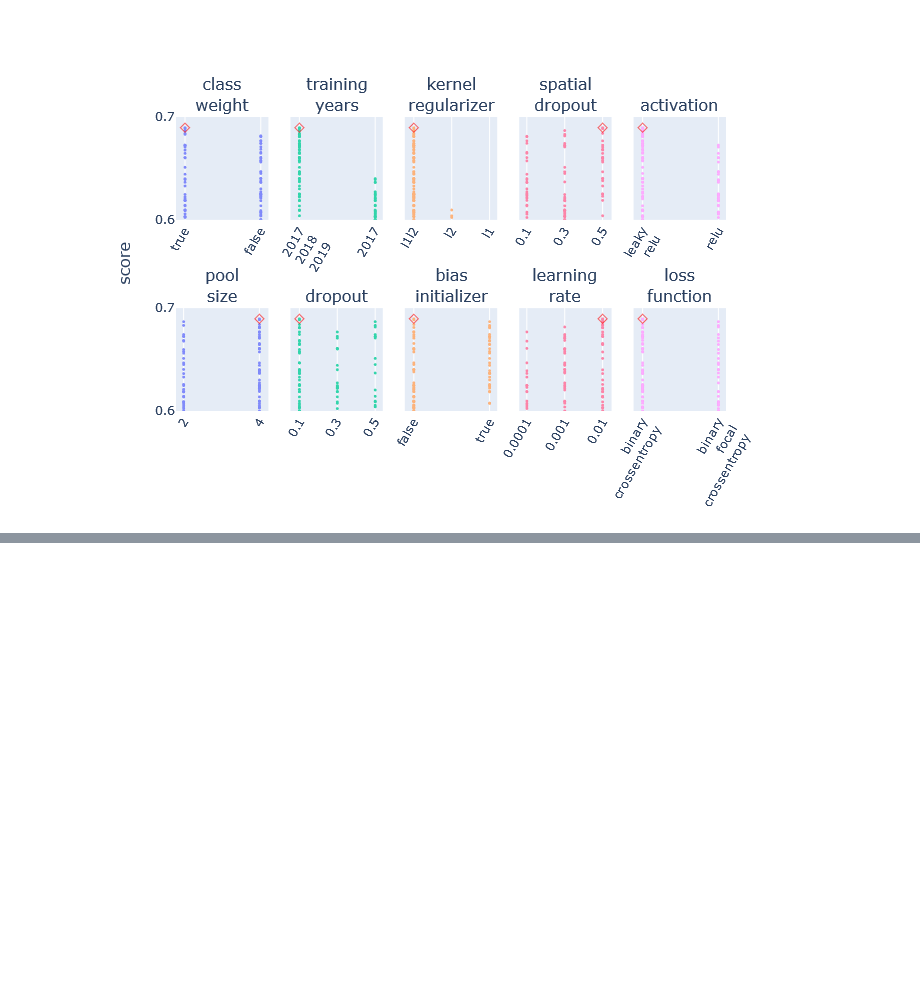
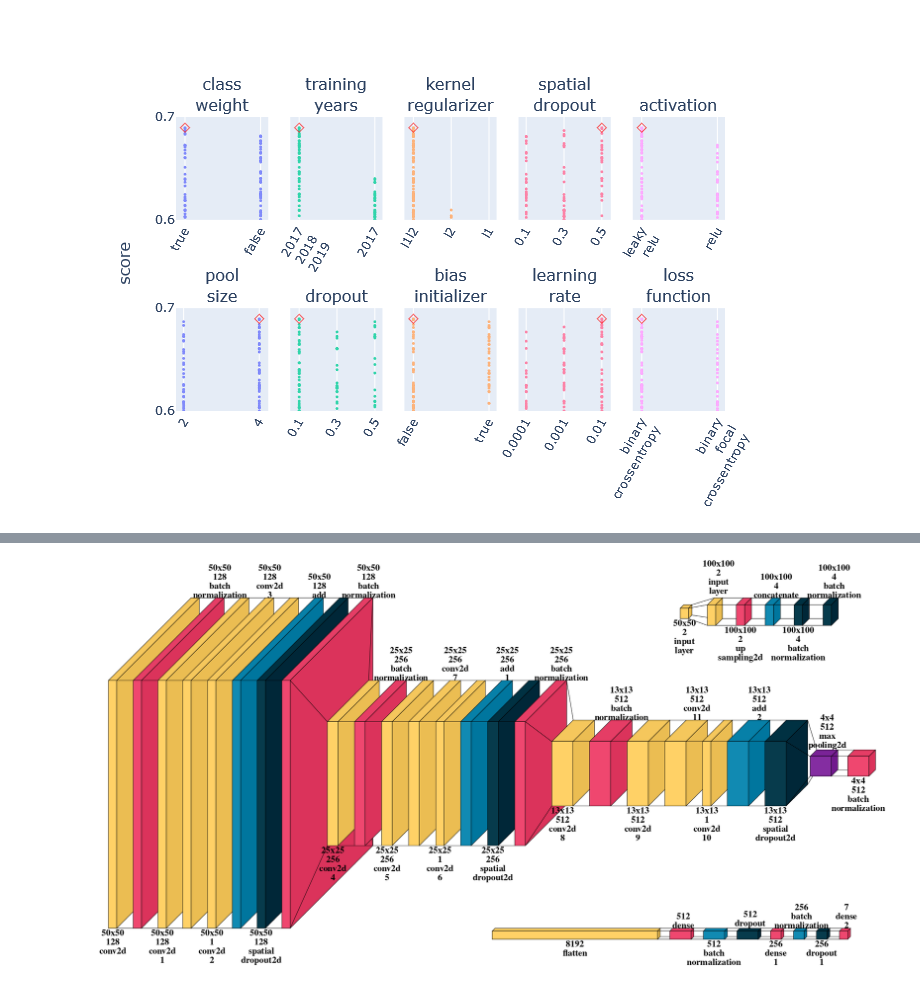
Before and after one commit to pj097/ClimateForestModeling, a Jupyter notebook: plot_tuner.ipynb, the cells around one changed output, grey strips where cells are left out. Drawn from its saved outputs; the diff is of its cells as text; code cells hidden in the pictures; blank space fills up the shorter version.

```diff
--- a/plot_tuner.ipynb
+++ b/plot_tuner.ipynb
@@ -33,13 +44,16 @@ for p in hp.space:
     rows.append(config)
 
 search_space = pd.DataFrame(rows)[['name', 'values']].fillna('[true, false]').astype('string')
-for c in space.columns:
+for c in search_space.columns:
     search_space[c] = search_space[c].str.replace('_', '\\_')
 
-search_space.to_latex(
-    figures_dir.joinpath('fixed_layers.tex'),
+tex = search_space.to_latex(
     index=False,
     caption='Summary of initial hyperparameter search space.',
-    label='tab:fixed_layers'
+    label='tab:fixed_layers',
 )
-search_space
+tex = tex.split('\n')
+tex.insert(3, f'\centering\n')
+
+with open(figures_dir.joinpath('fixed_layers.tex'), 'w') as f:
+    f.write('\n'.join(tex))
@@ -121,0 +120,82 @@ Choice(name: 'training_years', values: ['2017_2018_2019', '2017'], ordered: Fals
+# %%
+model_dir = Path('models', 'hypertuned-237212-7-64-2017_2018_2019')
+model = tf.keras.models.load_model(model_dir.joinpath('model.keras'))
+# %%
+def text_callable(layer_index, layer):
+    # Every other piece of text is drawn above the layer, the first one below
+    above = bool(layer_index%2)
+
+    # Get the output shape of the layer
+    output_shape = [x for x in list(layer.output.shape) if x is not None]
+
+    # If the output shape is a list of tuples, we only take the first one
+    if isinstance(output_shape[0], tuple):
+        output_shape = list(output_shape[0])
+        output_shape = [x for x in output_shape if x is not None]
+
+    # Variable to store text which will be drawn
+    output_shape_txt = ''
+
+    # Create a string representation of the output shape
+    for ii in range(len(output_shape)):
+        output_shape_txt += str(output_shape[ii])
+        if ii < len(output_shape) - 2: # Add an x between dimensions, e.g. 3x3
+            output_shape_txt += 'x'
+        if ii == len(output_shape) - 2: # Add a newline between the last two dimensions, e.g. 3x3 \n 64
+            output_shape_txt += '\n'
+
+    # Add the name of the layer to the text, as a new line
+    layer_name = '\n'.join(layer.name.split('_')[:2])
+    output_shape_txt += f'\n{layer_name}'
+
+    # Return the text value and if it should be drawn above the layer
+    return output_shape_txt, above
+
+font = ImageFont.truetype(
+    # '/usr/share/fonts/truetype/freefont/Sans-serif.ttf',
+    '/usr/share/fonts/opentype/freefont/FreeSerifBold.otf',
+    22,
+    encoding='unic'
+)
+inputs_image = visualkeras.layered_view(
+    model,
+    font=font,
+    padding=70,
+    index_ignore=range(6, 50),
+    scale_xy=0.5,
+    spacing=50,
+    text_callable=text_callable,
+)
+
+conv_image = visualkeras.layered_view(
+    model,
+    font=font,
+    padding=30,
+    index_ignore=list(range(6)) + list(range(31, 50)),
+    scale_xy=12,
+    spacing=40,
+    text_callable=text_callable,
+)
+
+dense_image = visualkeras.layered_view(
+    model,
+    font=font,
+    padding=40,
+    index_ignore=range(31),
+    scale_xy=5,
+    spacing=30,
+    text_callable=text_callable,
+)
+
+conv_image.paste(dense_image, (
+    conv_image.size[0] - dense_image.size[0] - 50,
+    conv_image.size[1] - dense_image.size[1]
+))
+conv_image.paste(inputs_image, (
+    conv_image.size[0] - inputs_image.size[0] - 50,
+    0
+))
+conv_image.save(figures_dir.joinpath('model_layered_view.png'))
+conv_image
+# %% [output]
+[figure, added]
```
Also changed, not shown: parts of 5 cells of this notebook, 21 other files.
